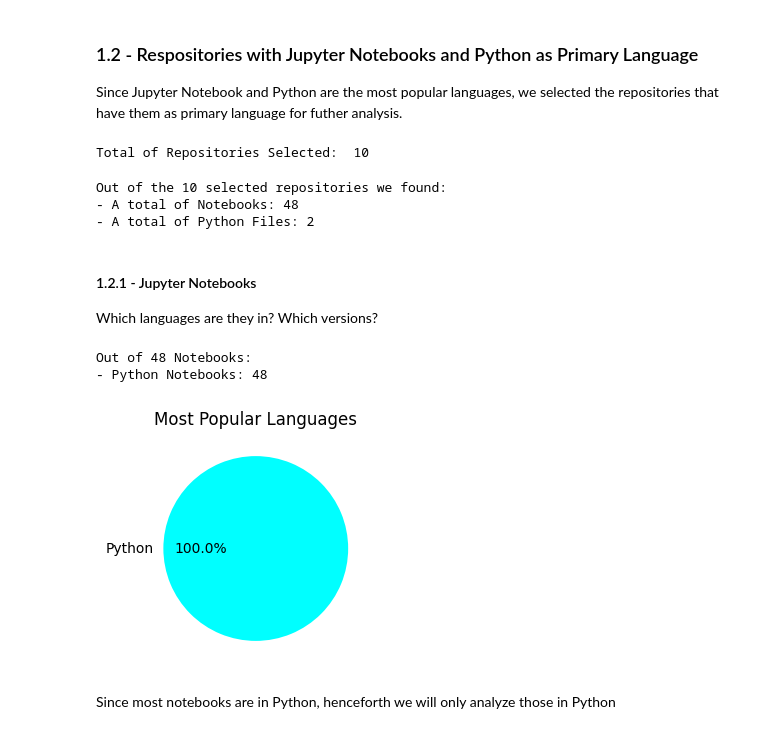
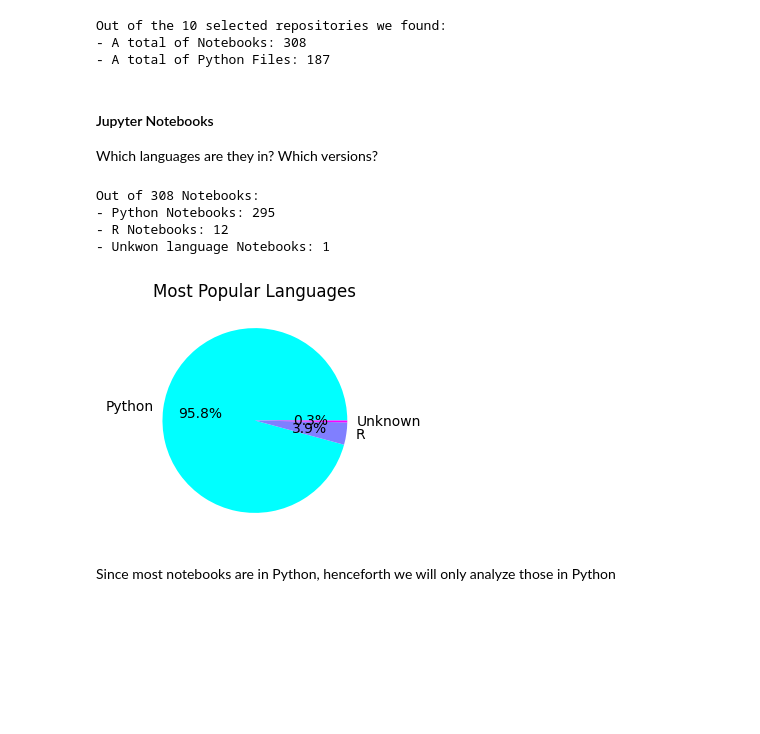
Before and after one commit to dew-uff/dsmining, a Jupyter notebook: src/analyzes/a3_selected.ipynb, the cells around one changed output. Drawn from its saved outputs; the diff is of its cells as text; code cells hidden in the pictures; blank space fills up the shorter version.

Commit message:
DSM#028 - Refactoring selected repositories

```diff
--- a/src/analyzes/a3_selected.ipynb
+++ b/src/analyzes/a3_selected.ipynb
@@ -14,7 +21,7 @@ After filtering repositories that are likely courses we will analyze the remanin
 # %%
 with connect() as session:
     queries = pd.read_sql_table("queries", session.connection())
-    filtered = queries[(queries["state"] ==  QUERY_FILTERED) |
-                       (queries["state"] == QUERY_SELECTED)]
-print('Total of Repositories Filtered: ',len(filtered))
+
+selected = queries[(queries["state"] == QUERY_SELECTED)]
+print('Total of Repositories Selected: ', len(selected))
 # %% [output]
@@ -67,11 +29,3 @@ ax[1].bar_label(ax[1].containers[0], label_type='edge');
-# %% [markdown]
-### 1.2 - Respositories with Jupyter Notebooks and Python as Primary Language
-Since Jupyter Notebook and Python are the most popular languages, we selected the repositories that have them as primary language for futher analysis.
-# %%
-selected = queries[(queries["state"] == QUERY_SELECTED)]
-print('Total of Repositories Selected: ', len(selected))
-# %% [output]
-Total of Repositories Selected:  10
 # %%
 with connect() as session:
     notebooks = pd.read_sql_table("notebooks", session.connection())
@@ -82,35 +36,35 @@ print('- A total of Notebooks:', len(notebooks))
 print('- A total of Python Files:', len(python_files))
 # %% [output]
 Out of the 10 selected repositories we found:
-- A total of Notebooks: 48
-- A total of Python Files: 2
+- A total of Notebooks: 308
+- A total of Python Files: 187
 # %% [markdown]
-#### 1.2.1 - Jupyter Notebooks
+#### Jupyter Notebooks
  Which languages are they in? Which versions?
 # %%
-fig3, ax = plt.subplots( figsize=(3,3))
+fig1, ax1 = plt.subplots( figsize=(10,3))
 languages = notebooks.language\
     .value_counts(dropna=False)\
     .rename_axis('primary_language')\
     .to_frame("Notebooks").reset_index(drop=False)\
     .sort_values(by='Notebooks', ascending=False)
 
 
-languages.plot.pie(ax=ax, y="Notebooks", title="Most Popular Languages",
+languages.plot.pie(ax=ax1, y="Notebooks", title="Most Popular Languages",
              labels=["Python","R","Unknown"], ylabel='',cmap="cool",
              autopct='%1.1f%%', ).get_legend().remove()
 
 
 print("Out of {} Notebooks:".format(len(notebooks)))
 print('- Python Notebooks:', languages["Notebooks"][0])
-if len(languages["Notebooks"]) == 2:
-    print('- R Notebooks:', languages["Notebooks"][1])
-if len(languages["Notebooks"]) == 3:
-    print('- Unkwon language Notebooks:', languages["Notebooks"][2])
+print('- R Notebooks:', languages["Notebooks"][1])
+print('- Unkwon language Notebooks:', languages["Notebooks"][2])
 # %% [output]
-Out of 48 Notebooks:
-- Python Notebooks: 48
+Out of 308 Notebooks:
+- Python Notebooks: 295
+- R Notebooks: 12
+- Unkwon language Notebooks: 1
-[figure, old version]
+[figure, new version]
 # %% [markdown]
 Since most notebooks are in Python, henceforth we will only analyze those in Python
 # %%
```
Also changed, not shown: parts of 38 cells of this notebook, 4 other files.
